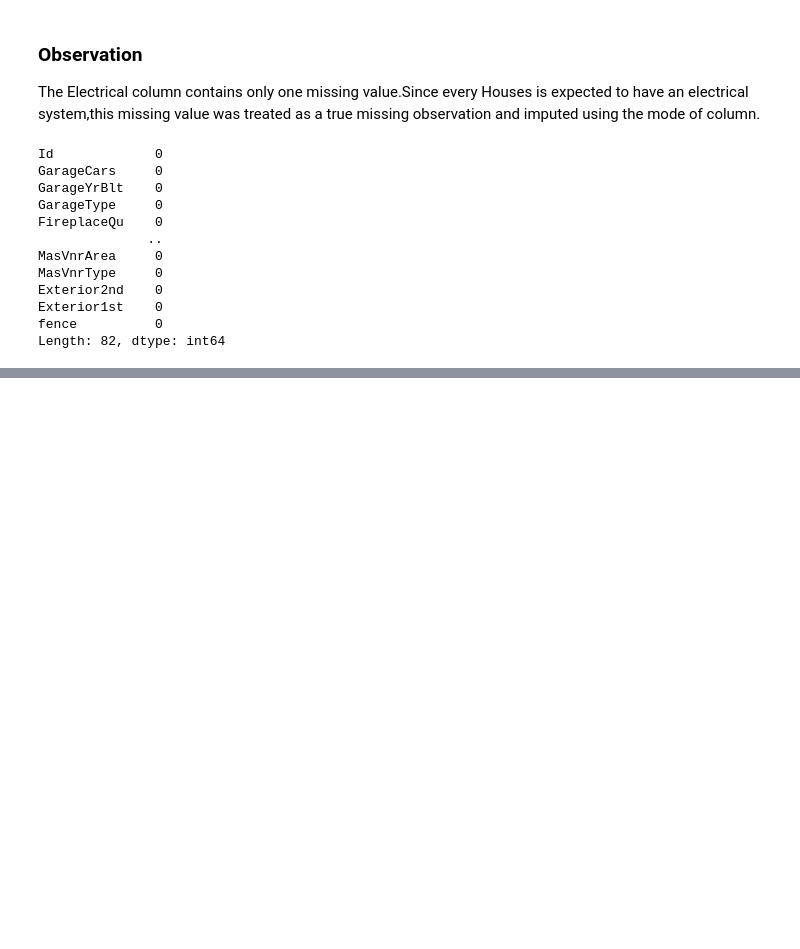
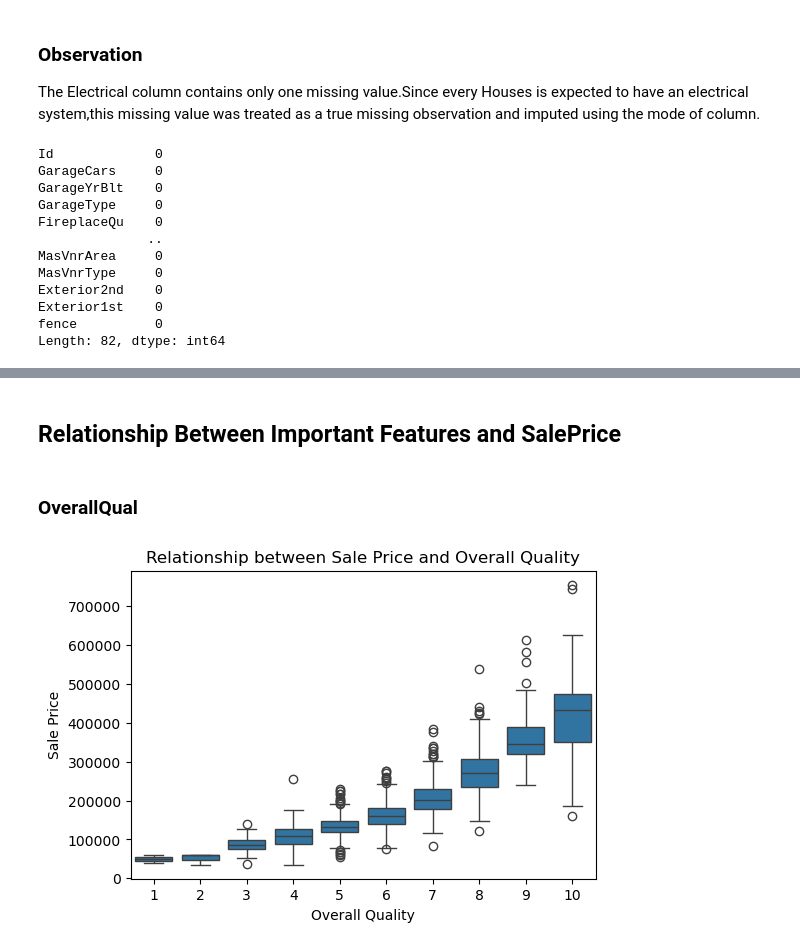
Before and after one commit to MIAykk/House-Prices, a Jupyter notebook: notebooks/House Prices.ipynb, the cells around one changed output, grey strips where cells are left out. Drawn from its saved outputs; the diff is of its cells as text; code cells hidden in the pictures; blank space fills up the shorter version.

```diff
--- a/notebooks/House Prices.ipynb
+++ b/notebooks/House Prices.ipynb
@@ -647,0 +728,13 @@ Length: 82, dtype: int64
+# %% [markdown]
+## Relationship Between Important Features and SalePrice
+# %% [markdown]
+### OverallQual
+# %%
+plt.figure(figsize=(6,4))
+sns.boxplot(x=df_clean["OverallQual"],y=df_clean["SalePrice"])
+plt.title("Relationship between Sale Price and Overall Quality")
+plt.xlabel("Overall Quality")
+plt.ylabel("Sale Price")
+plt.show()
+# %% [output]
+[figure, added]
```
Also changed, not shown: parts of 35 cells of this notebook.
